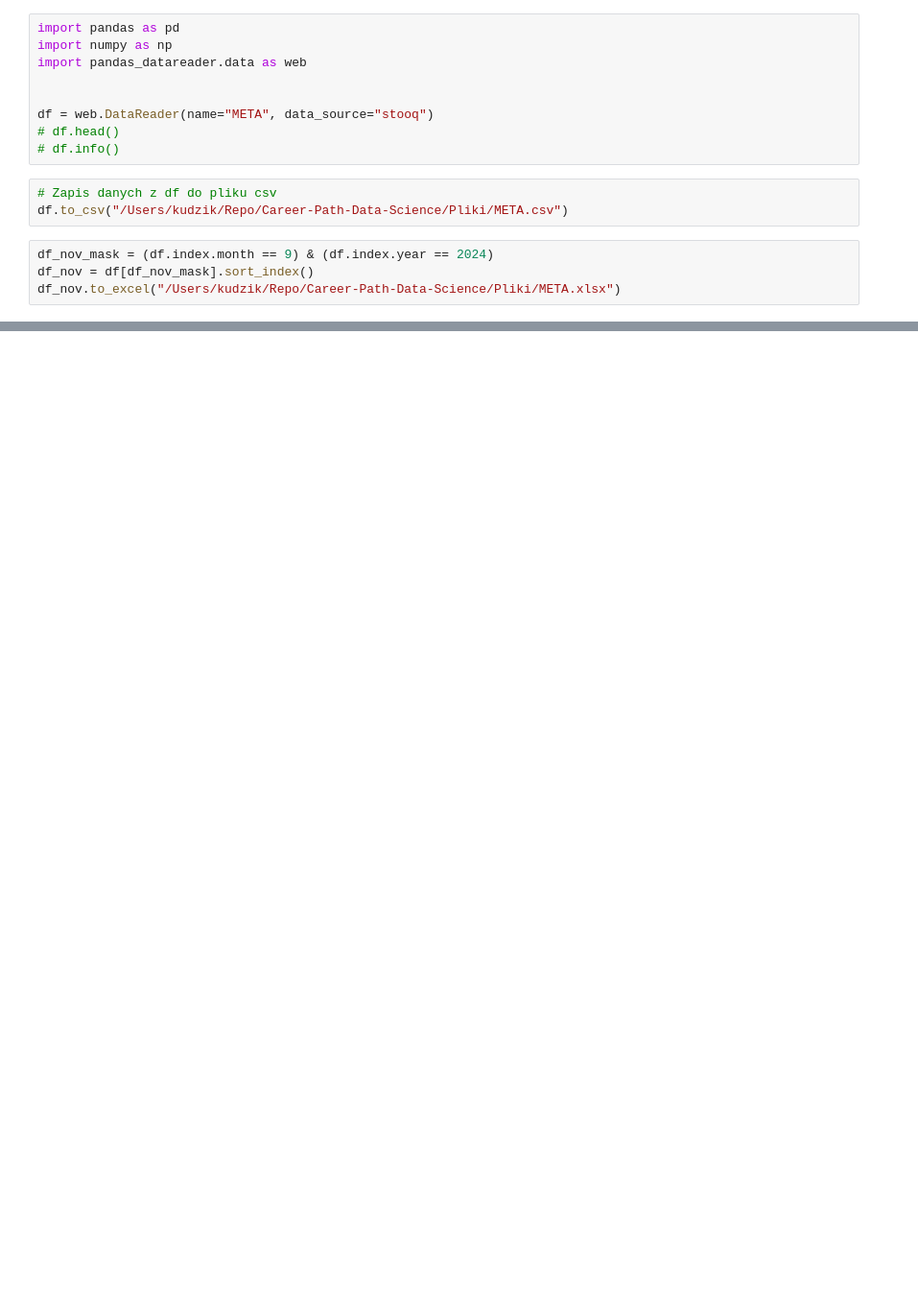
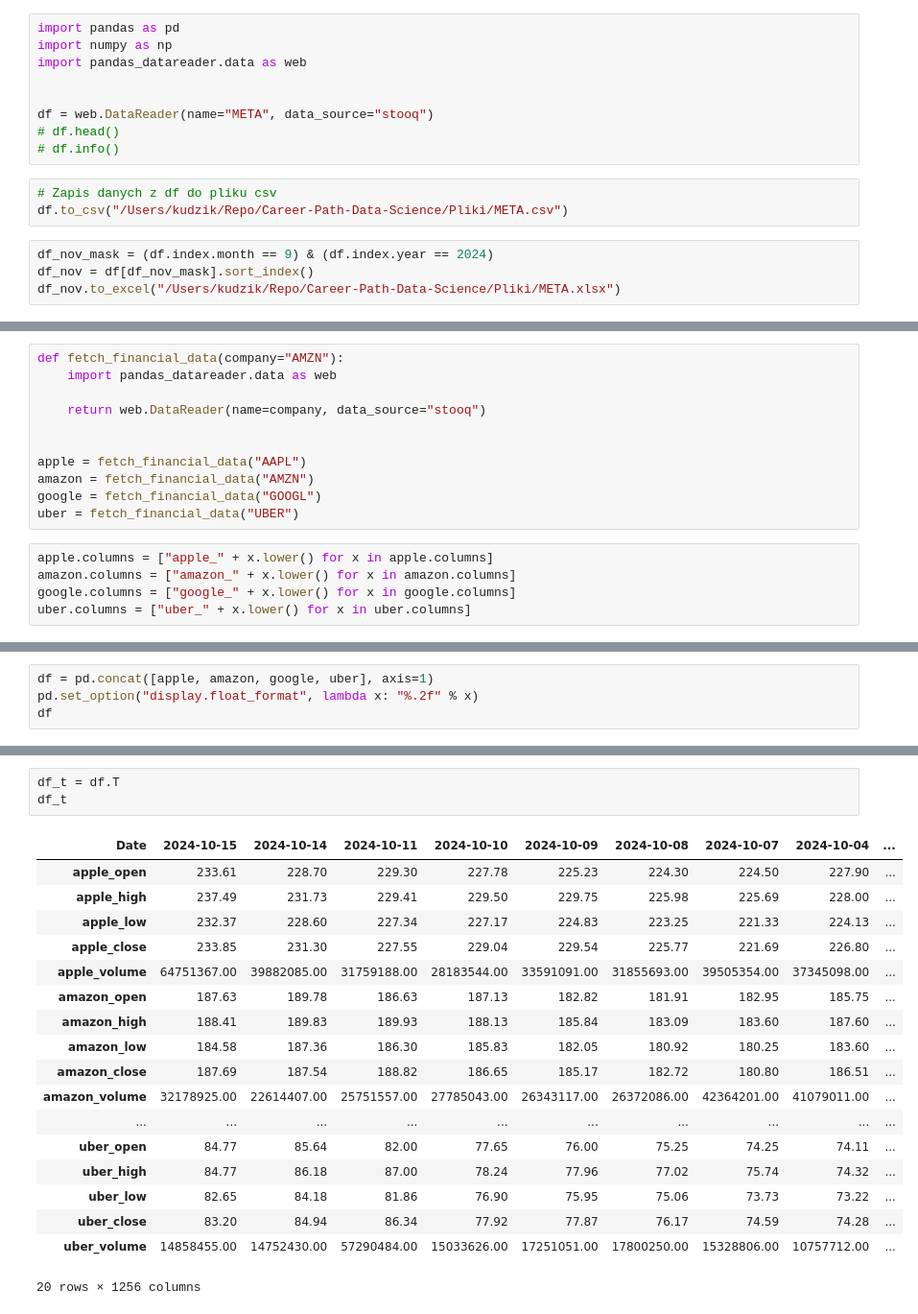
Before and after one commit to kudzik/Career-Path-Data-Science, a Jupyter notebook: Zadania/Zboiry_danych_Pandas.ipynb, the cells around one changed output, grey strips where cells are left out. Shown at 96% size. Drawn from its saved outputs; the diff is of its cells as text; blank space fills up the shorter version.

```diff
--- a/Zadania/Zboiry_danych_Pandas.ipynb
+++ b/Zadania/Zboiry_danych_Pandas.ipynb
@@ -46,0 +108,16 @@ meta_from_excel.sort_index()
+# %%
+def fetch_financial_data(company="AMZN"):
+    import pandas_datareader.data as web
+
+    return web.DataReader(name=company, data_source="stooq")
+
+
+apple = fetch_financial_data("AAPL")
+amazon = fetch_financial_data("AMZN")
+google = fetch_financial_data("GOOGL")
+uber = fetch_financial_data("UBER")
+# %%
+apple.columns = ["apple_" + x.lower() for x in apple.columns]
+amazon.columns = ["amazon_" + x.lower() for x in amazon.columns]
+google.columns = ["google_" + x.lower() for x in google.columns]
+uber.columns = ["uber_" + x.lower() for x in uber.columns]
@@ -46,0 +129,4 @@ meta_from_excel.sort_index()
+# %%
+df = pd.concat([apple, amazon, google, uber], axis=1)
+pd.set_option("display.float_format", lambda x: "%.2f" % x)
+df
@@ -46,0 +148,22 @@ meta_from_excel.sort_index()
+# %%
+df_t = df.T
+df_t
+# %% [output]
+| Date | 2024-10-15 | 2024-10-14 | 2024-10-11 | 2024-10-10 | 2024-10-09 | 2024-10-08 | 2024-10-07 | 2024-10-04 | ... |
+| apple_open | 233.61 | 228.70 | 229.30 | 227.78 | 225.23 | 224.30 | 224.50 | 227.90 | ... |
+| apple_high | 237.49 | 231.73 | 229.41 | 229.50 | 229.75 | 225.98 | 225.69 | 228.00 | ... |
+| apple_low | 232.37 | 228.60 | 227.34 | 227.17 | 224.83 | 223.25 | 221.33 | 224.13 | ... |
+| apple_close | 233.85 | 231.30 | 227.55 | 229.04 | 229.54 | 225.77 | 221.69 | 226.80 | ... |
+| apple_volume | 64751367.00 | 39882085.00 | 31759188.00 | 28183544.00 | 33591091.00 | 31855693.00 | 39505354.00 | 37345098.00 | ... |
+| amazon_open | 187.63 | 189.78 | 186.63 | 187.13 | 182.82 | 181.91 | 182.95 | 185.75 | ... |
+| amazon_high | 188.41 | 189.83 | 189.93 | 188.13 | 185.84 | 183.09 | 183.60 | 187.60 | ... |
+| amazon_low | 184.58 | 187.36 | 186.30 | 185.83 | 182.05 | 180.92 | 180.25 | 183.60 | ... |
+| amazon_close | 187.69 | 187.54 | 188.82 | 186.65 | 185.17 | 182.72 | 180.80 | 186.51 | ... |
+| amazon_volume | 32178925.00 | 22614407.00 | 25751557.00 | 27785043.00 | 26343117.00 | 26372086.00 | 42364201.00 | 41079011.00 | ... |
+| ... | ... | ... | ... | ... | ... | ... | ... | ... | ... |
+| uber_open | 84.77 | 85.64 | 82.00 | 77.65 | 76.00 | 75.25 | 74.25 | 74.11 | ... |
+| uber_high | 84.77 | 86.18 | 87.00 | 78.24 | 77.96 | 77.02 | 75.74 | 74.32 | ... |
+| uber_low | 82.65 | 84.18 | 81.86 | 76.90 | 75.95 | 75.06 | 73.73 | 73.22 | ... |
+| uber_close | 83.20 | 84.94 | 86.34 | 77.92 | 77.87 | 76.17 | 74.59 | 74.28 | ... |
+| uber_volume | 14858455.00 | 14752430.00 | 57290484.00 | 15033626.00 | 17251051.00 | 17800250.00 | 15328806.00 | 10757712.00 | ... |
+20 rows × 1256 columns
```
Also changed, not shown: parts of 9 cells of this notebook, 4 other files.
